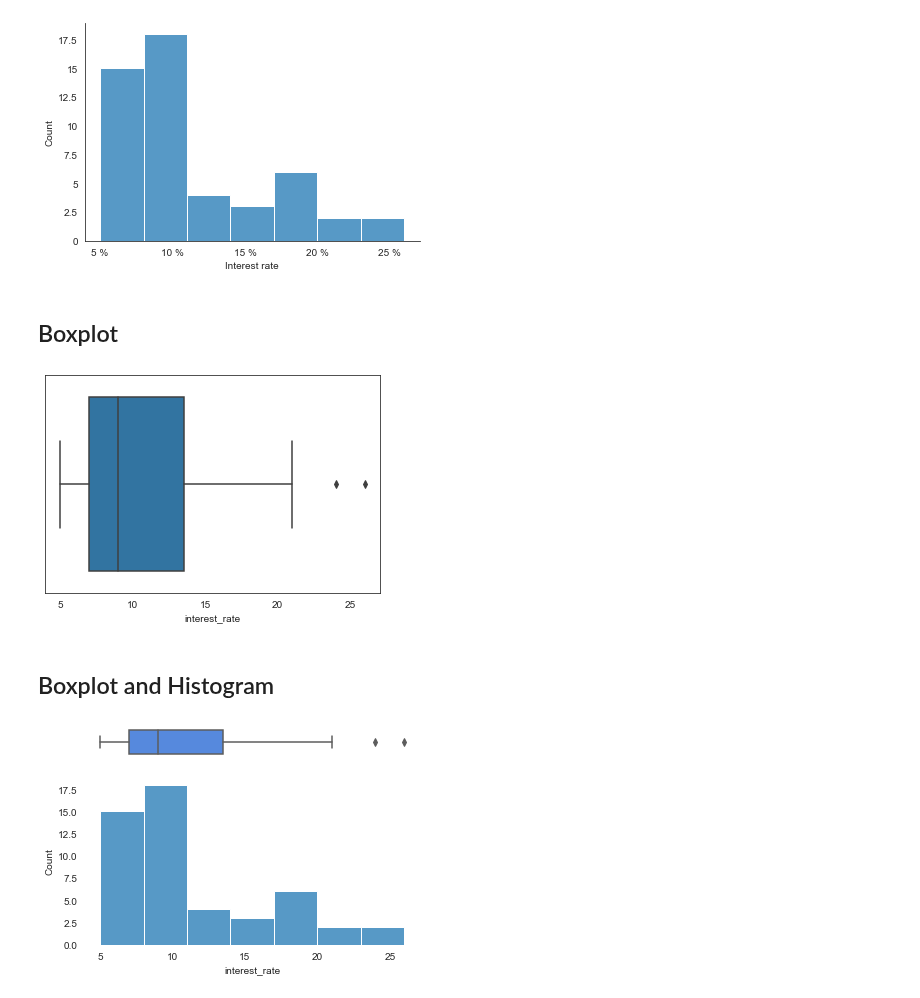
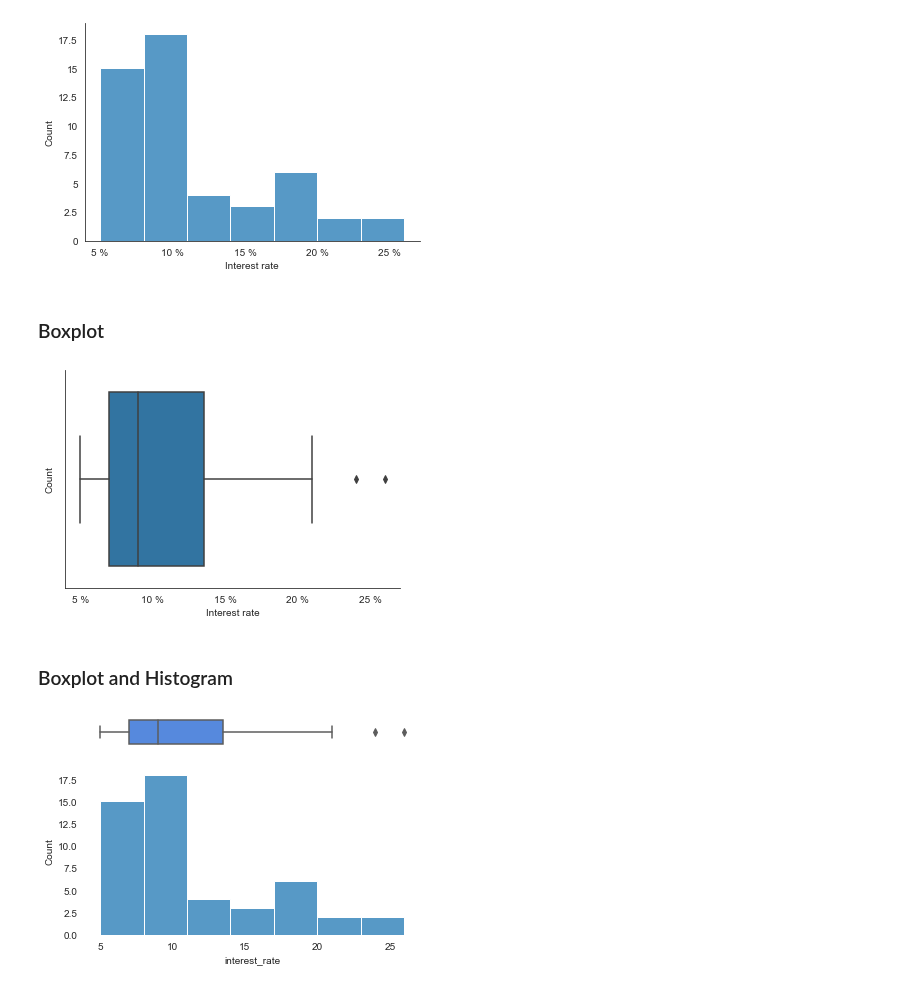
Before and after one commit to kirenz/eda, a Jupyter notebook: 05-5-box-plot.ipynb, the cells around one changed output. Cells and saved outputs as stored; diff of their text form; code cells hidden in the pictures.

```diff
--- a/05-5-box-plot.ipynb
+++ b/05-5-box-plot.ipynb
@@ -49,13 +60,19 @@ plt.show();
 # %% [output]
 [figure]
 # %% [markdown]
-## Boxplot
+### Boxplot
 # %%
 ax = sns.boxplot(data=df, x="interest_rate")
+
+ax.xaxis.set_major_formatter(ticker.EngFormatter('%'))
+plt.xlabel("Interest rate")
+plt.ylabel("Count")
+
+sns.despine()
 # %% [output]
-[figure, old version]
+[figure, new version]
 # %% [markdown]
-## Boxplot and Histogram
+### Boxplot and Histogram
 # %%
 # creating a figure composed of two matplotlib.Axes objects (ax_box and ax_hist)
 f, (ax_box, ax_hist) = plt.subplots(2, sharex=True, gridspec_kw={"height_ratios": (.15, .85)})
```
Also changed, not shown: parts of 7 cells of this notebook.
